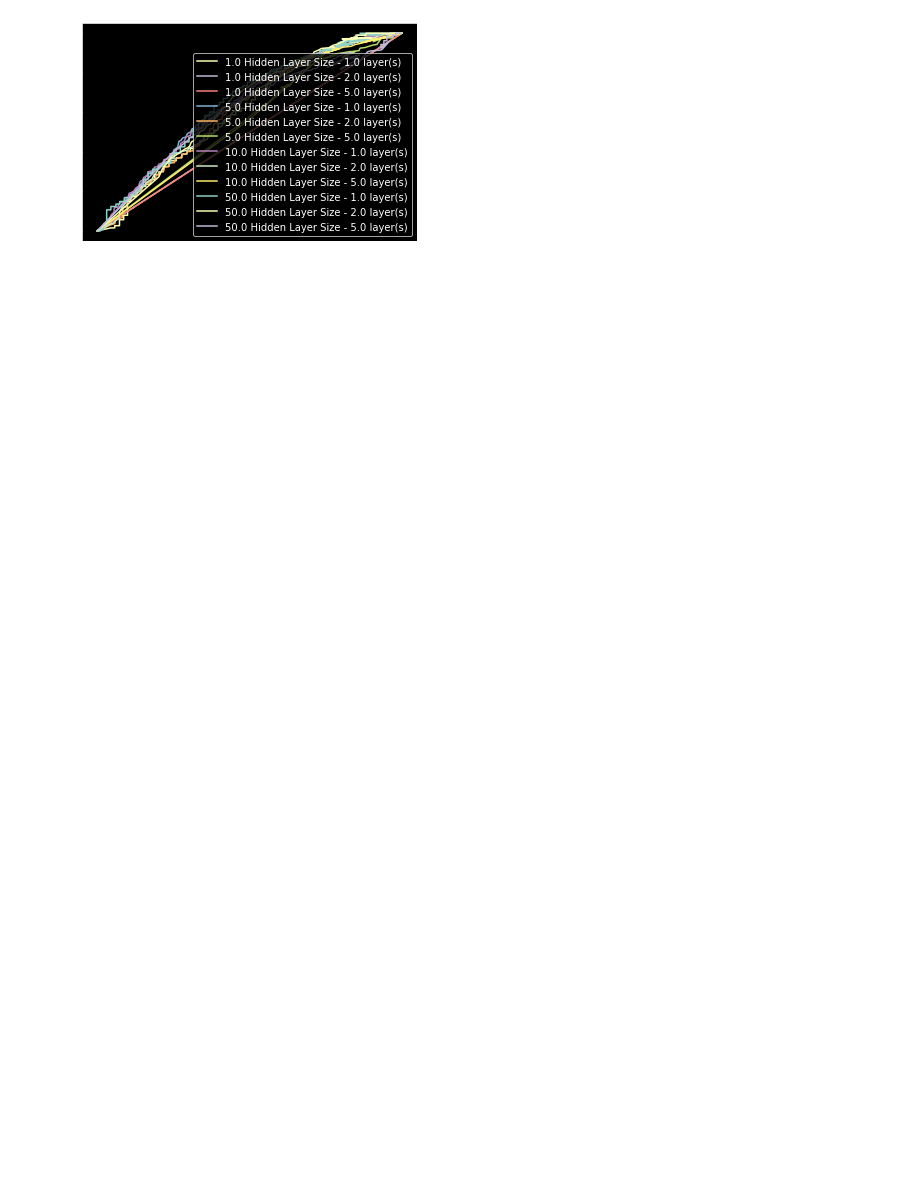
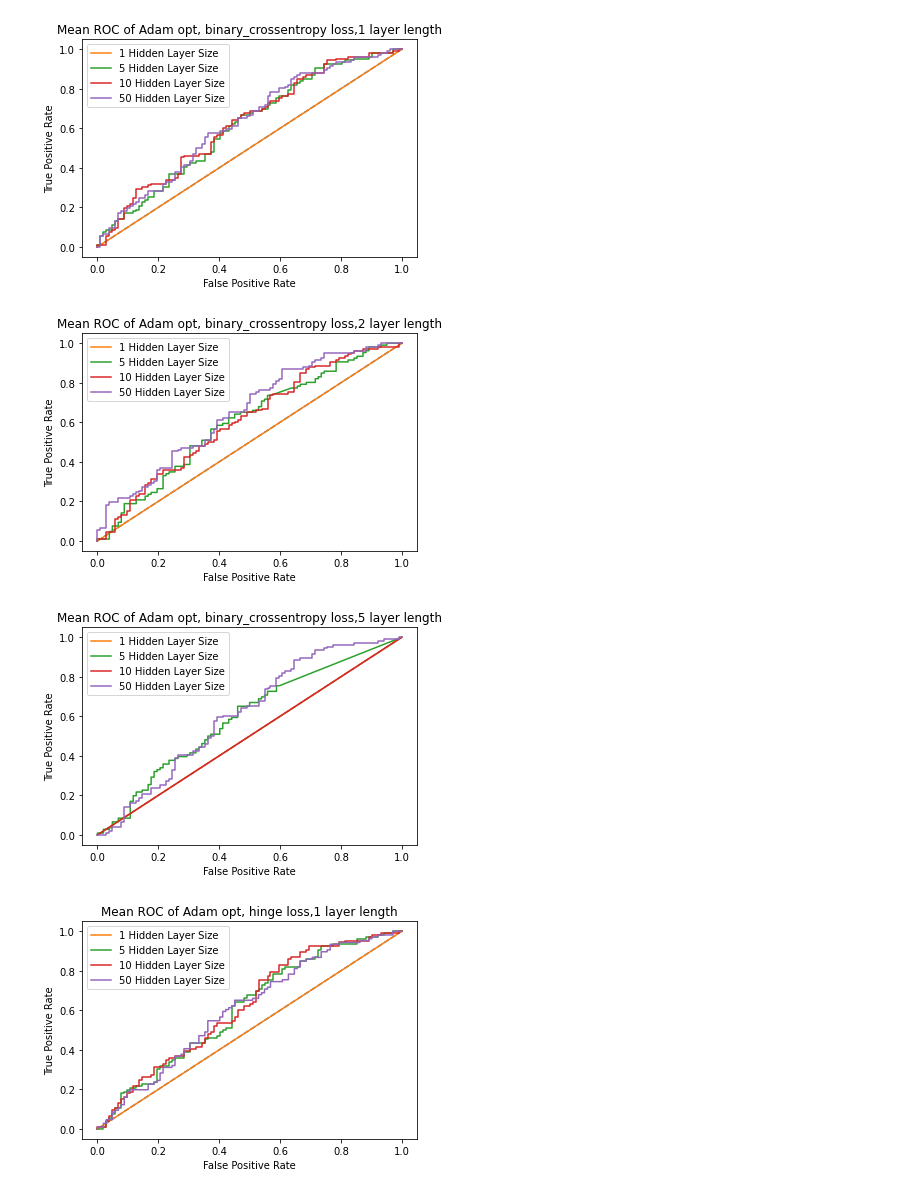
Before and after one commit to marcishak/math5836-ass2, a Jupyter notebook: notebooks/ROC_analysis.ipynb, the cells around one changed output. Cells and saved outputs as stored; diff of their text form; code cells hidden in the pictures; blank space fills up the shorter version.

```diff
--- a/notebooks/ROC_analysis.ipynb
+++ b/notebooks/ROC_analysis.ipynb
@@ -23,18 +155,18 @@ plt.show()
 # %%
 
-for x in df.layers_length.unique().tolist():
+for x in summary_df.layers_length.unique().tolist():
     plt.clf()
     plt.plot([0, 1], [0, 1], linestyle="--", label="")
-    for _, row in df[df["layers_length"] == x].iterrows():
-        # print(row["hidden_layer_size"])
-        # print(row["fprs_mean"])
-        # print(row["tprs_mean"])
-        fpr = eval(row["fprs"])[0]
-        tpr = eval(row["tprs"])[0]
-        print(type(fpr))
+    for _, row in summary_df[summary_df["layers_length"] == x].iterrows():
+#         print(row["hidden_layer_size"])
+#         print(row["mean_fprs"])
+#         print(row["mean_tprs"])
+        fpr = row["mean_fprs"]
+        tpr = row["mean_tprs"]
+#         print(type(fpr))
         h_size = row["hidden_layer_size"]
         lbl=f"{h_size} Hidden Layer Size"
-        print(lbl)
+#         print(lbl)
         plt.plot(
             fpr,
             tpr,
@@ -60,25 +186,38 @@ for x in df.layers_length.unique().tolist():
 # %%
+for x in summary_df.opt_func.unique().tolist():
+    for y in summary_df.loss_func.unique().tolist():
+        for z in summary_df.layers_length.unique().tolist():
+#           plt.clf()
+            plt.plot([0, 1], [0, 1], linestyle="--", label="")
+            for _, row in summary_df[(summary_df["opt_func"] == x) & (summary_df["loss_func"] == y) & (summary_df["layers_length"] == z)].iterrows():
+#             print(row)
+#             print(row["hidden_layer_size"])
+#             print(row["mean_fprs"])
+#                 print(row["mean_tprs"])
+                fpr = row["mean_fprs"]
+                tpr = row["mean_tprs"]
+#             print(type(fpr))
+                h_size = row["hidden_layer_size"]
+#                 l_layers = row["layers_length"]
+                lbl=f"{h_size} Hidden Layer Size"
+#             print(lbl)
+                plt.plot(
+                fpr,
+                tpr,
+                linestyle="-",
+                label=lbl
+                )
+#                 print(row["lower_conf_tprs"], row["upper_conf_tprs"])
 
-plt.plot([0, 1], [0, 1], linestyle="--", label="")
-for _, row in df.iterrows():
-    # print(row["hidden_layer_size"])
-    # print(row["fprs_mean"])
-    # print(row["tprs_mean"])
-    fpr = eval(row["fprs_mean"])
-    tpr = eval(row["tprs_mean"])
-    # print(type(fpr))
-    h_size = row["hidden_layer_size"]
-    l_count = row["layers_length"]
-    lbl=f"{h_size} Hidden Layer Size - {l_count} layer(s)"
-    plt.plot(
-        fpr,
-        tpr,
-        linestyle="-",
-        label=lbl
-    )
-plt.xlabel("False Positive Rate")
-plt.ylabel("True Positive Rate")
-plt.legend()
-plt.show()
+            tlt = f"Mean ROC of {x} opt, {y} loss,{z} layer length"
+            plt.title(tlt)
+            plt.xlabel("False Positive Rate")
+            plt.ylabel("True Positive Rate")
+            plt.legend()
+            plt.savefig(f"{tlt}.png", dpi = 1000)
+            plt.show()
 # %% [output]
-[figure, old version]
+[figure, new version]
+[figure, added]
+[figure, added]
+[figure, added]
```
Also changed, not shown: parts of 12 cells of this notebook, 2 other files.
